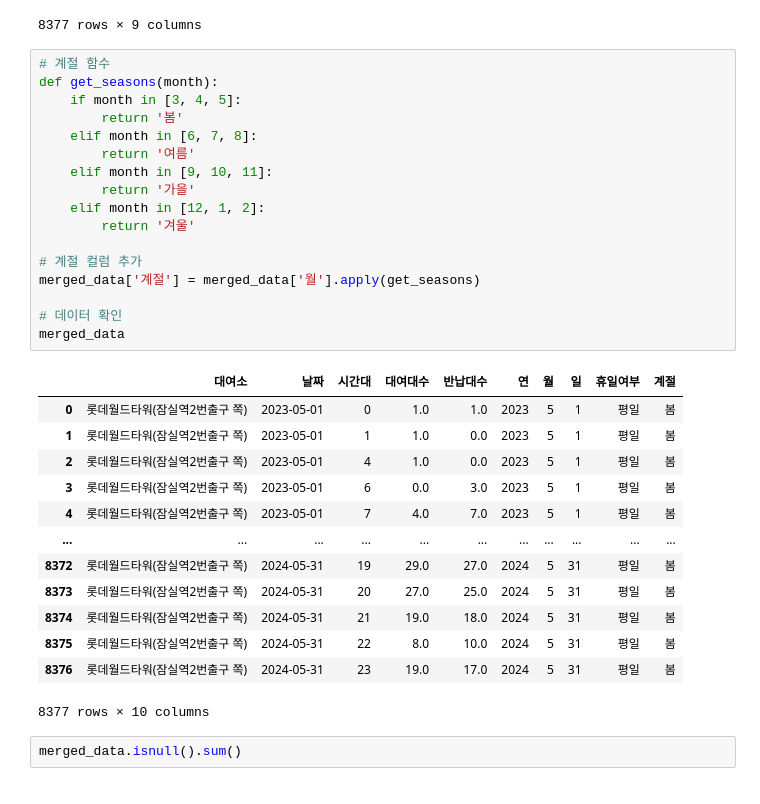
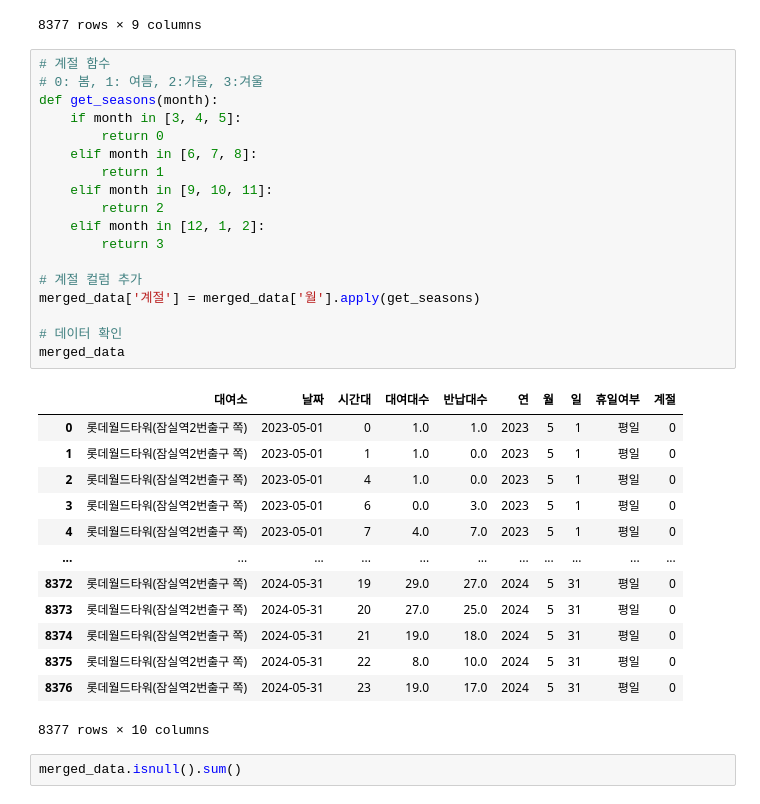
Before and after one commit to donghun-ha/Ddareungi, a Jupyter notebook: python/note/yh/lotte_12_1.ipynb, the cells around one changed output. Cells and saved outputs as stored; diff of their text form.

```diff
--- a/python/note/yh/lotte_12_1.ipynb
+++ b/python/note/yh/lotte_12_1.ipynb
@@ -152,34 +152,35 @@ merged_data
 8377 rows × 9 columns
 # %%
 # 계절 함수
+# 0: 봄, 1: 여름, 2:가을, 3:겨울
 def get_seasons(month):
     if month in [3, 4, 5]:
-        return '봄'
+        return 0
     elif month in [6, 7, 8]:
-        return '여름'
+        return 1
     elif month in [9, 10, 11]:
-        return '가을'
+        return 2
     elif month in [12, 1, 2]:
-        return '겨울'
+        return 3
 
 # 계절 컬럼 추가
 merged_data['계절'] = merged_data['월'].apply(get_seasons)
 
 # 데이터 확인
 merged_data
 # %% [output]
 |  | 대여소 | 날짜 | 시간대 | 대여대수 | 반납대수 | 연 | 월 | 일 | 휴일여부 | 계절 |
-| 0 | 롯데월드타워(잠실역2번출구 쪽) | 2023-05-01 | 0 | 1.0 | 1.0 | 2023 | 5 | 1 | 평일 | 봄 |
-| 1 | 롯데월드타워(잠실역2번출구 쪽) | 2023-05-01 | 1 | 1.0 | 0.0 | 2023 | 5 | 1 | 평일 | 봄 |
-| 2 | 롯데월드타워(잠실역2번출구 쪽) | 2023-05-01 | 4 | 1.0 | 0.0 | 2023 | 5 | 1 | 평일 | 봄 |
-| 3 | 롯데월드타워(잠실역2번출구 쪽) | 2023-05-01 | 6 | 0.0 | 3.0 | 2023 | 5 | 1 | 평일 | 봄 |
-| 4 | 롯데월드타워(잠실역2번출구 쪽) | 2023-05-01 | 7 | 4.0 | 7.0 | 2023 | 5 | 1 | 평일 | 봄 |
+| 0 | 롯데월드타워(잠실역2번출구 쪽) | 2023-05-01 | 0 | 1.0 | 1.0 | 2023 | 5 | 1 | 평일 | 0 |
+| 1 | 롯데월드타워(잠실역2번출구 쪽) | 2023-05-01 | 1 | 1.0 | 0.0 | 2023 | 5 | 1 | 평일 | 0 |
+| 2 | 롯데월드타워(잠실역2번출구 쪽) | 2023-05-01 | 4 | 1.0 | 0.0 | 2023 | 5 | 1 | 평일 | 0 |
+| 3 | 롯데월드타워(잠실역2번출구 쪽) | 2023-05-01 | 6 | 0.0 | 3.0 | 2023 | 5 | 1 | 평일 | 0 |
+| 4 | 롯데월드타워(잠실역2번출구 쪽) | 2023-05-01 | 7 | 4.0 | 7.0 | 2023 | 5 | 1 | 평일 | 0 |
 | ... | ... | ... | ... | ... | ... | ... | ... | ... | ... | ... |
-| 8372 | 롯데월드타워(잠실역2번출구 쪽) | 2024-05-31 | 19 | 29.0 | 27.0 | 2024 | 5 | 31 | 평일 | 봄 |
-| 8373 | 롯데월드타워(잠실역2번출구 쪽) | 2024-05-31 | 20 | 27.0 | 25.0 | 2024 | 5 | 31 | 평일 | 봄 |
-| 8374 | 롯데월드타워(잠실역2번출구 쪽) | 2024-05-31 | 21 | 19.0 | 18.0 | 2024 | 5 | 31 | 평일 | 봄 |
-| 8375 | 롯데월드타워(잠실역2번출구 쪽) | 2024-05-31 | 22 | 8.0 | 10.0 | 2024 | 5 | 31 | 평일 | 봄 |
-| 8376 | 롯데월드타워(잠실역2번출구 쪽) | 2024-05-31 | 23 | 19.0 | 17.0 | 2024 | 5 | 31 | 평일 | 봄 |
+| 8372 | 롯데월드타워(잠실역2번출구 쪽) | 2024-05-31 | 19 | 29.0 | 27.0 | 2024 | 5 | 31 | 평일 | 0 |
+| 8373 | 롯데월드타워(잠실역2번출구 쪽) | 2024-05-31 | 20 | 27.0 | 25.0 | 2024 | 5 | 31 | 평일 | 0 |
+| 8374 | 롯데월드타워(잠실역2번출구 쪽) | 2024-05-31 | 21 | 19.0 | 18.0 | 2024 | 5 | 31 | 평일 | 0 |
+| 8375 | 롯데월드타워(잠실역2번출구 쪽) | 2024-05-31 | 22 | 8.0 | 10.0 | 2024 | 5 | 31 | 평일 | 0 |
+| 8376 | 롯데월드타워(잠실역2번출구 쪽) | 2024-05-31 | 23 | 19.0 | 17.0 | 2024 | 5 | 31 | 평일 | 0 |
 8377 rows × 10 columns
 # %%
 merged_data.isnull().sum()
```
Also changed, not shown: parts of 66 cells of this notebook, 28 other files.
